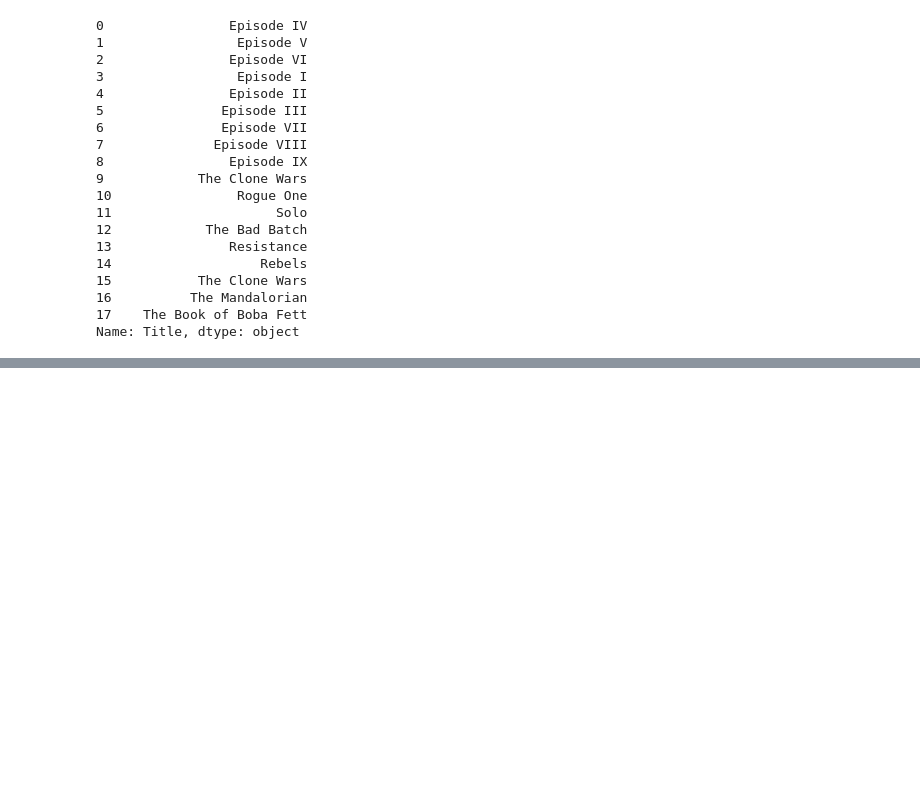
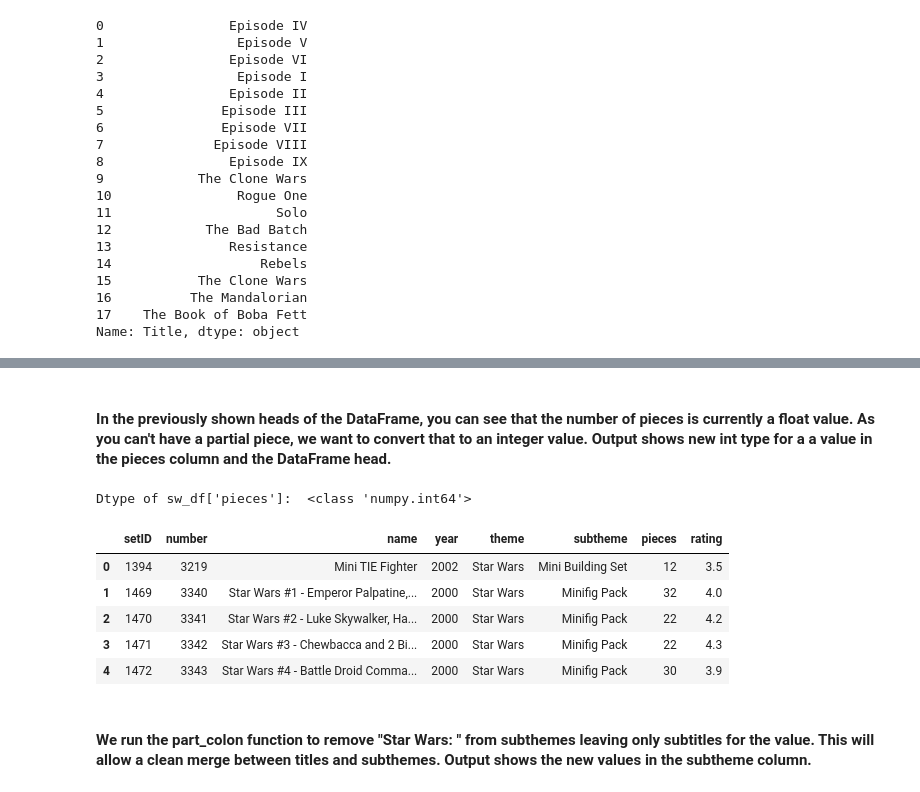
Before and after one commit to jnsage/Bricks_and_Pieces, a Jupyter notebook: IPRatings.ipynb, the cells around one changed output, grey strips where cells are left out. Cells and saved outputs as stored; diff of their text form; code cells hidden in the pictures; blank space fills up the shorter version.

Commit message:
finished annotations on IPRatings, TopTenParts

```diff
--- a/IPRatings.ipynb
+++ b/IPRatings.ipynb
@@ -126,7 +220,21 @@ sw_df.head()
+# %% [markdown]
+#### In the previously shown heads of the DataFrame, you can see that the number of pieces is currently a float value. As you can't have a partial piece, we want to convert that to an integer value. Output shows new int type for a a value in the pieces column and the DataFrame head.
 # %%
 # Convert pieces to Int64
 sw_df['pieces'] = sw_df['pieces'].astype(pd.Int64Dtype())
+dtype = type(sw_df['pieces'].iloc[1])
+print("Dtype of sw_df['pieces']: ", dtype)
 sw_df.head()
+# %% [output]
+Dtype of sw_df['pieces']:  <class 'numpy.int64'>
+|  | setID | number | name | year | theme | subtheme | pieces | rating |
+| 0 | 1394 | 3219 | Mini TIE Fighter | 2002 | Star Wars | Mini Building Set | 12 | 3.5 |
+| 1 | 1469 | 3340 | Star Wars #1 - Emperor Palpatine,... | 2000 | Star Wars | Minifig Pack | 32 | 4.0 |
+| 2 | 1470 | 3341 | Star Wars #2 - Luke Skywalker, Ha... | 2000 | Star Wars | Minifig Pack | 22 | 4.2 |
+| 3 | 1471 | 3342 | Star Wars #3 - Chewbacca and 2 Bi... | 2000 | Star Wars | Minifig Pack | 22 | 4.3 |
+| 4 | 1472 | 3343 | Star Wars #4 - Battle Droid Comma... | 2000 | Star Wars | Minifig Pack | 30 | 3.9 |
+# %% [markdown]
+#### We run the part_colon function to remove "Star Wars: " from subthemes leaving only subtitles for the value. This will allow a clean merge between titles and subthemes. Output shows the new values in the subtheme column.
 # %%
 # Run clean via partition function on the subtheme column of the second dataframe
 part_colon(sw_df['subtheme'])
```
Also changed, not shown: parts of 26 cells of this notebook, 7 other files.
